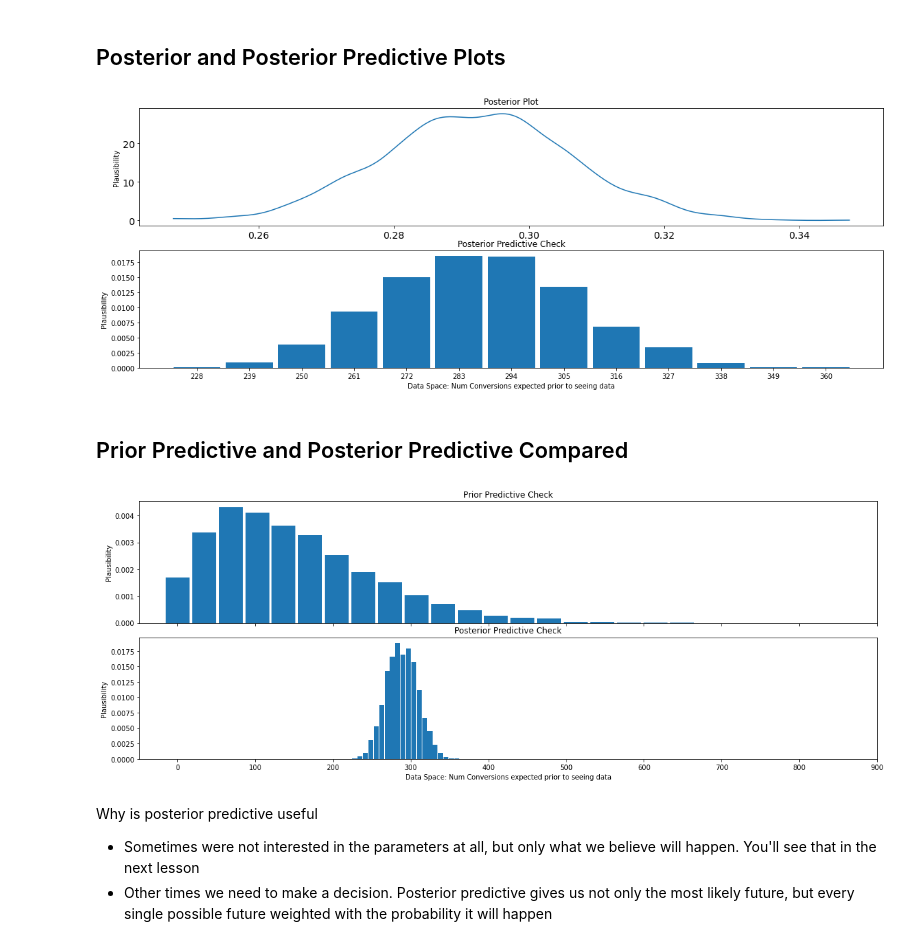
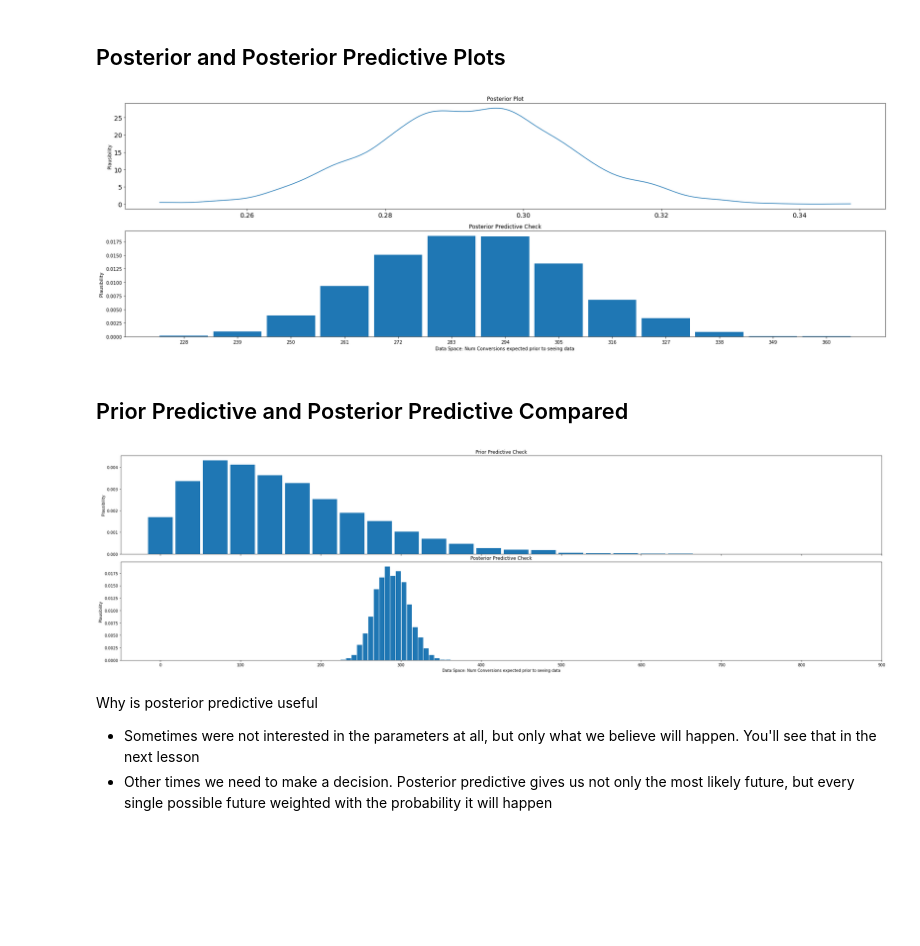
Before and after one commit to AlexAndorra/notebooks-experiments, a Jupyter notebook: 4_Bayes_Rule/Bayes_Rule_All.ipynb, the cells around one changed output. Saved outputs shown, nothing was run; the diff lists cells and outputs as text; code cells hidden in the pictures; blank space fills up the shorter version.

```diff
--- a/4_Bayes_Rule/Bayes_Rule_All.ipynb
+++ b/4_Bayes_Rule/Bayes_Rule_All.ipynb
@@ -144,6 +146 @@ priors(labels)
-# %%
-with pm.Model() as model_a:
-
-    # Parameter we want to infer with prior
-    conversion_rate = pm.Beta("conversion_rate", 2, 10)
 # %% [markdown]
@@ -591,20 +599,22 @@ This will be easier if we visualize it so let's jump to
 # %% [markdown]
 ## Posterior and Posterior Predictive Plots
 # %%
-fig, axes = plt.subplots(2, 1, figsize=(16,6), sharex=False)
+fig, axes = plt.subplots(2, 1, figsize=(24,8), sharex=False)
 az.plot_dist(idata.posterior["conversion_rate"], ax=axes[0])
 axes[0].set(ylabel="Plausibility", title="Posterior Plot")
-fig.tight_layout()
 az.plot_dist(idata.posterior_predictive["num_conversions"], ax=axes[1])
+
 axes[1].set(xlabel="Data Space: Num Conversions expected prior to seeing data",
        ylabel="Plausibility",
-       title="Posterior Predictive Check");
+       title="Posterior Predictive Check")
+
+fig.tight_layout();
 # %% [output]
-[figure, old version]
+[figure, new version]
 # %% [markdown]
 ## Prior Predictive and Posterior Predictive Compared
 # %%
-fig, axes = plt.subplots(2, 1, figsize=(16,6), sharex=True)
+fig, axes = plt.subplots(2, 1, figsize=(28,8), sharex=True)
 az.plot_dist(idata.prior_predictive["num_conversions"], hist_kwargs=dict(bins=20), ax=axes[0])
 
 axes[0].set(ylabel="Plausibility",
@@ -617,7 +627,7 @@ axes[1].set(xlabel="Data Space: Num Conversions expected prior to seeing data",
 
 axes[1].set_xticks(np.arange(0,1000, 100));
 # %% [output]
-[figure, old version]
+[figure, new version]
 # %% [markdown]
 Why is posterior predictive useful
 
```
Also changed, not shown: parts of 31 cells of this notebook, 1 other file.
